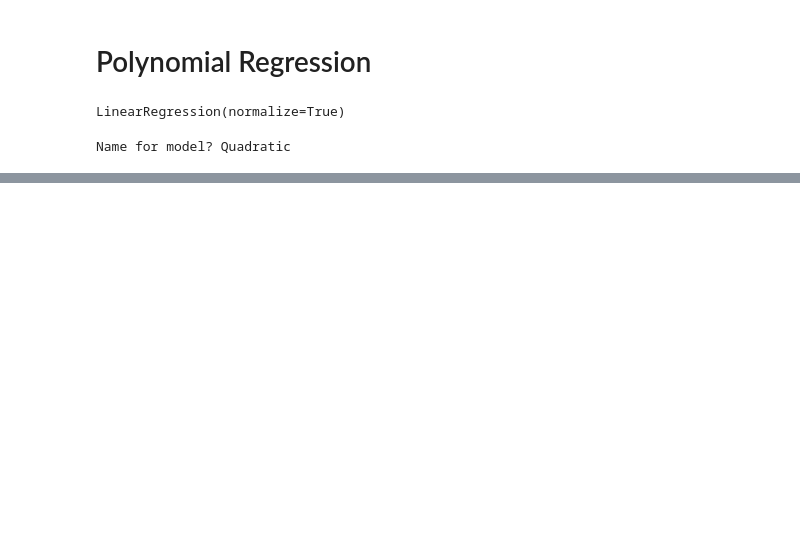
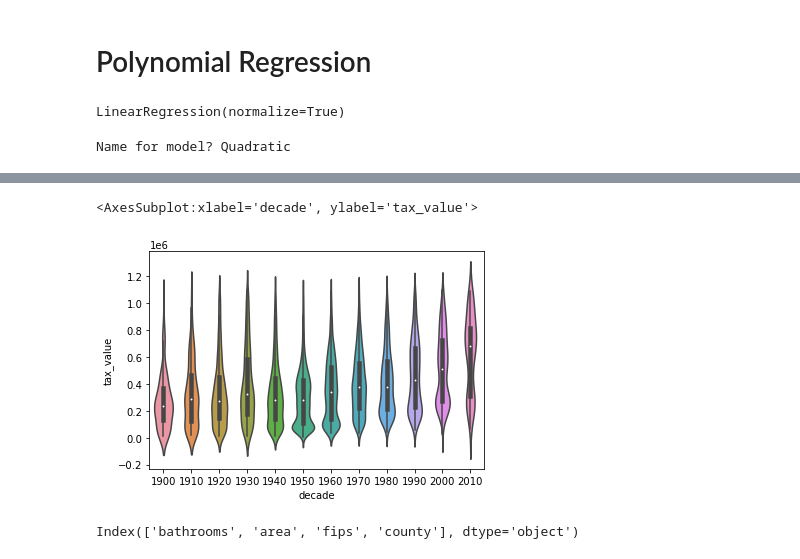
Before and after one commit to Larry-Holmes/regression-project, a Jupyter notebook: second_notebook.ipynb, the cells around one changed output, grey strips where cells are left out. Drawn from its saved outputs; the diff is of its cells as text; code cells hidden in the pictures; blank space fills up the shorter version.

```diff
--- a/second_notebook.ipynb
+++ b/second_notebook.ipynb
@@ -398,0 +576,9 @@ metric_df
+# %%
+sns.violinplot(x='decade', y= 'tax_value', data=train)
+# %% [output]
+<AxesSubplot:xlabel='decade', ylabel='tax_value'>
+[figure, added]
+# %%
+evaluate.select_kbest(X_train, y_train, 4)
+# %% [output]
+Index(['bathrooms', 'area', 'fips', 'county'], dtype='object')
```
Also changed, not shown: parts of 36 cells of this notebook, 3 other files.
